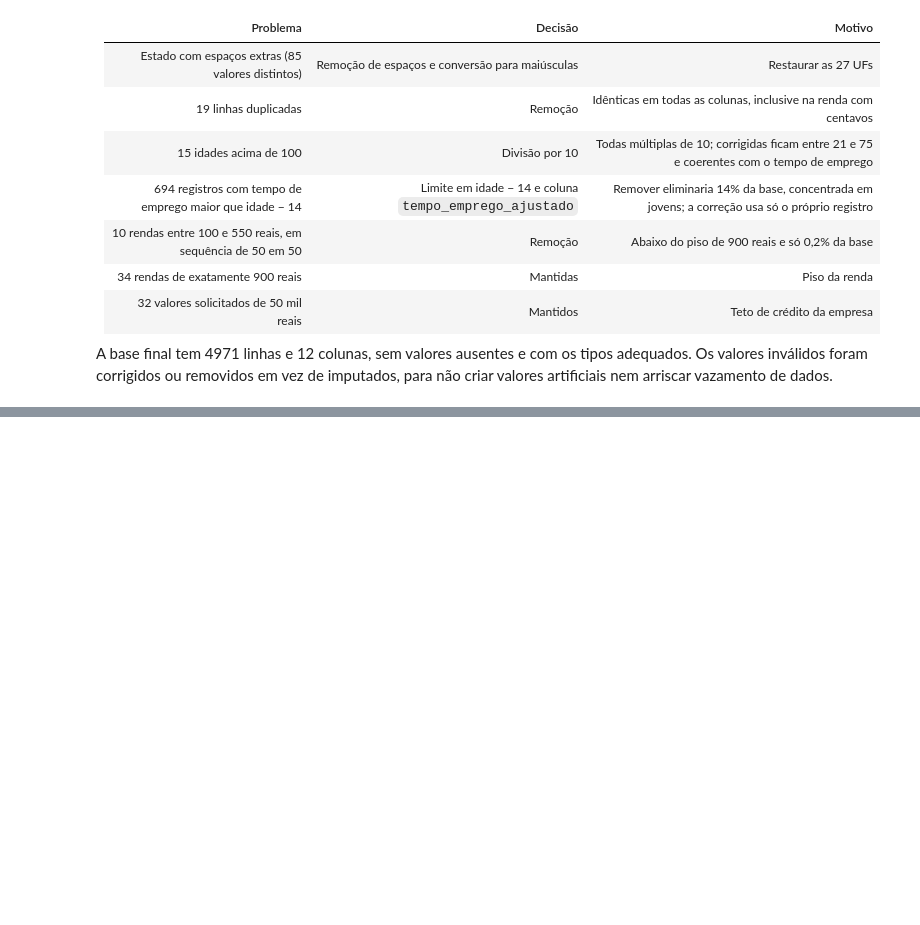
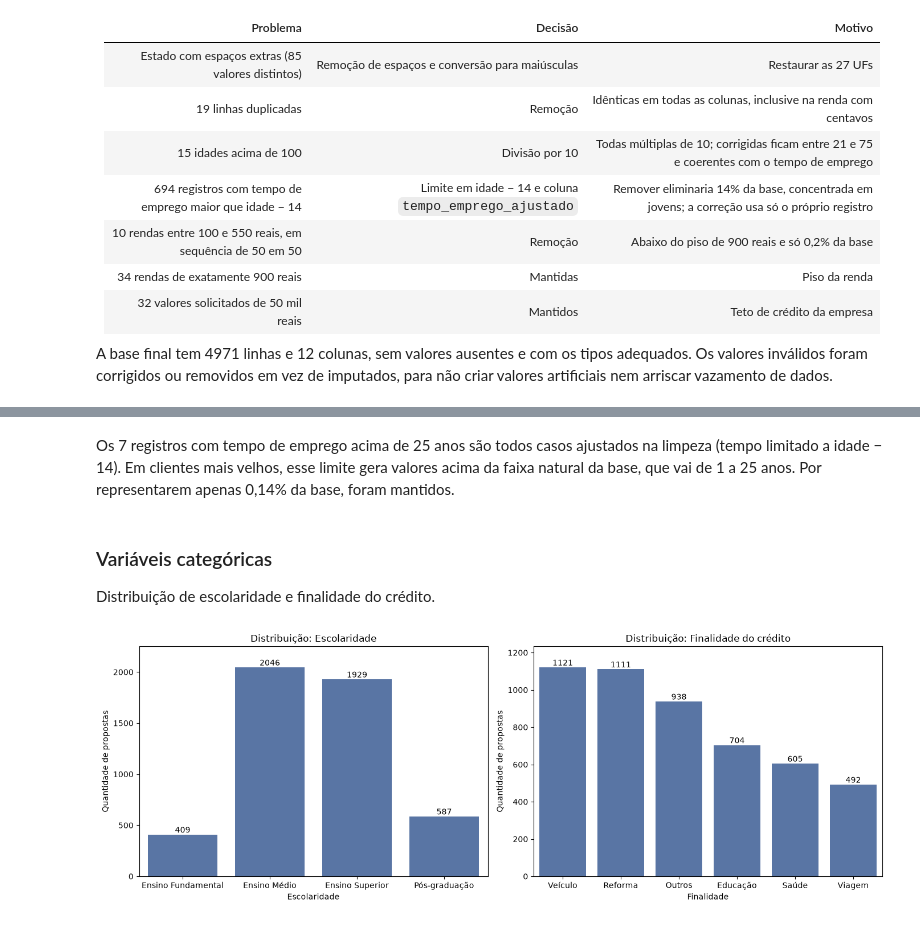
Before and after one commit to dudamark/desafio-credito-credair, a Jupyter notebook: notebooks/analise_credito.ipynb, the cells around one changed output, grey strips where cells are left out. Drawn from its saved outputs; the diff is of its cells as text; code cells hidden in the pictures; blank space fills up the shorter version.

```diff
--- a/notebooks/analise_credito.ipynb
+++ b/notebooks/analise_credito.ipynb
@@ -376,0 +490,30 @@ A base final tem 4971 linhas e 12 colunas, sem valores ausentes e com os tipos a
+# %% [markdown]
+Os 7 registros com tempo de emprego acima de 25 anos são todos casos ajustados na limpeza (tempo limitado a idade − 14). Em clientes mais velhos, esse limite gera valores acima da faixa natural da base, que vai de 1 a 25 anos. Por representarem apenas 0,14% da base, foram mantidos.
+# %% [markdown]
+### Variáveis categóricas
+
+Distribuição de escolaridade e finalidade do crédito.
+# %%
+ordem_escolaridade = ["Ensino Fundamental", "Ensino Médio", "Ensino Superior", "Pós-graduação"]
+ordem_finalidade = df_limpo["finalidade"].value_counts().index
+
+fig, axes = plt.subplots(1, 2, figsize=(14, 5))
+
+sns.countplot(data=df_limpo, x="escolaridade", order=ordem_escolaridade, ax=axes[0], color="#4C72B0")
+axes[0].set_title("Distribuição: Escolaridade")
+axes[0].set_xlabel("Escolaridade")
+axes[0].set_ylabel("Quantidade de propostas")
+
+sns.countplot(data=df_limpo, x="finalidade", order=ordem_finalidade, ax=axes[1], color="#4C72B0")
+axes[1].set_title("Distribuição: Finalidade do crédito")
+axes[1].set_xlabel("Finalidade")
+axes[1].set_ylabel("Quantidade de propostas")
+
+for ax in axes:
+    ax.bar_label(ax.containers[0])
+    ax.margins(y=0.1)
+
+plt.tight_layout()
+plt.show()
+# %% [output]
+[figure, added]
```
Also changed, not shown: parts of 32 cells of this notebook.
